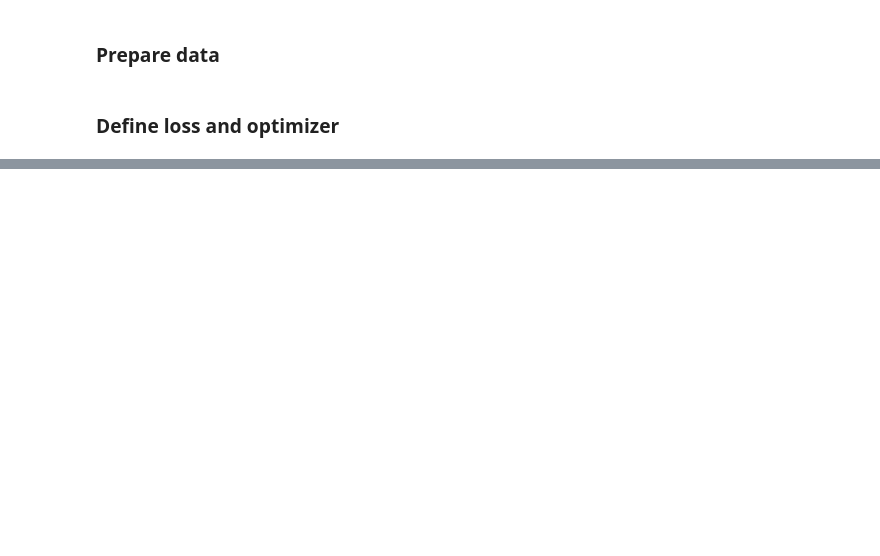
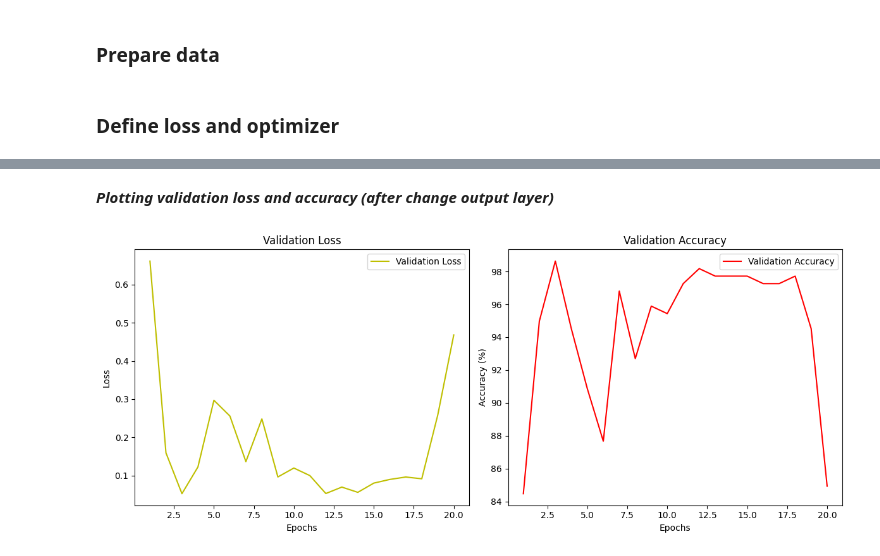
Before and after one commit to quang2719/Brain-Tumor-Classification, a Jupyter notebook: nb5_finetune_model.ipynb, the cells around one changed output, grey strips where cells are left out. Drawn from its saved outputs; the diff is of its cells as text; code cells hidden in the pictures; blank space fills up the shorter version.

```diff
--- a/nb5_finetune_model.ipynb
+++ b/nb5_finetune_model.ipynb
@@ -208,11 +216,13 @@ import torch.optim as optim
 criterion = nn.BCELoss()  # Binary Cross Entropy Loss cho phân loại nhị phân
 optimizer = optim.Adam(model.parameters(), lr=0.001, amsgrad=True)  # Sử dụng Adam với amsgrad=True
 # %%
+import matplotlib.pyplot as plt
+
 # Training model
-num_epochs = 10
-patience = 3  # stopping criteria
-best_val_loss = float('inf')
-patience_counter = 0
+num_epochs = 20
+val_losses = []
+val_accuracies = []
+
 for epoch in range(num_epochs):
     model.train()
     running_loss = 0.0
@@ -243,16 +253,8 @@ for epoch in range(num_epochs):
             correct += (predicted == labels).sum().item()
 
     val_accuracy = 100 * correct / total
+    val_losses.append(val_loss / len(val_loader))
+    val_accuracies.append(val_accuracy)
+
     print(f"Epoch {epoch+1}/{num_epochs}, Loss: {running_loss/len(train_loader)}, Val Loss: {val_loss/len(val_loader)}, Val Accuracy: {val_accuracy}%")
-
-    # Check early stopping
-    if val_loss < best_val_loss:
-        best_val_loss = val_loss
-        patience_counter = 0
-    else:
-        patience_counter += 1
-
-    if patience_counter >= patience:
-        print("Early stopping triggered")
-        break
 # %% [output]
@@ -265,0 +305,24 @@ Early stopping triggered
+# %% [markdown]
+***Plotting validation loss and accuracy (after change output layer)***
+# %%
+epochs = range(1, num_epochs + 1)
+plt.figure(figsize=(12, 5))
+
+plt.subplot(1, 2, 1)
+plt.plot(epochs, val_losses, 'y', label='Validation Loss')
+plt.title('Validation Loss')
+plt.xlabel('Epochs')
+plt.ylabel('Loss')
+plt.legend()
+
+plt.subplot(1, 2, 2)
+plt.plot(epochs, val_accuracies, 'r', label='Validation Accuracy')
+plt.title('Validation Accuracy')
+plt.xlabel('Epochs')
+plt.ylabel('Accuracy (%)')
+plt.legend()
+
+plt.tight_layout()
+plt.show()
+# %% [output]
+[figure, added]
```
Also changed, not shown: parts of 12 cells of this notebook, 2 other files.
